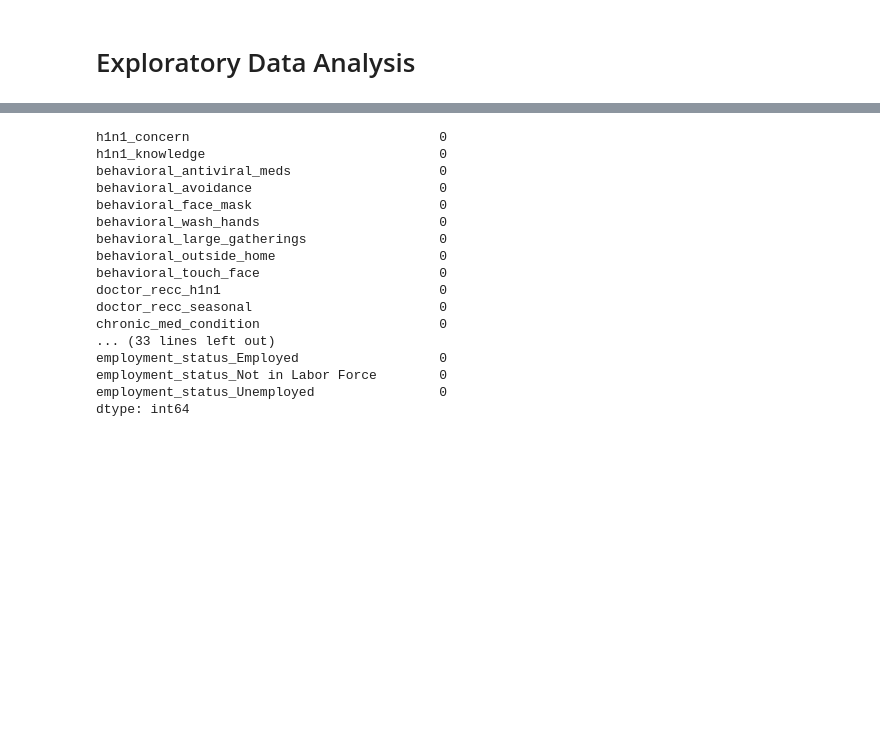
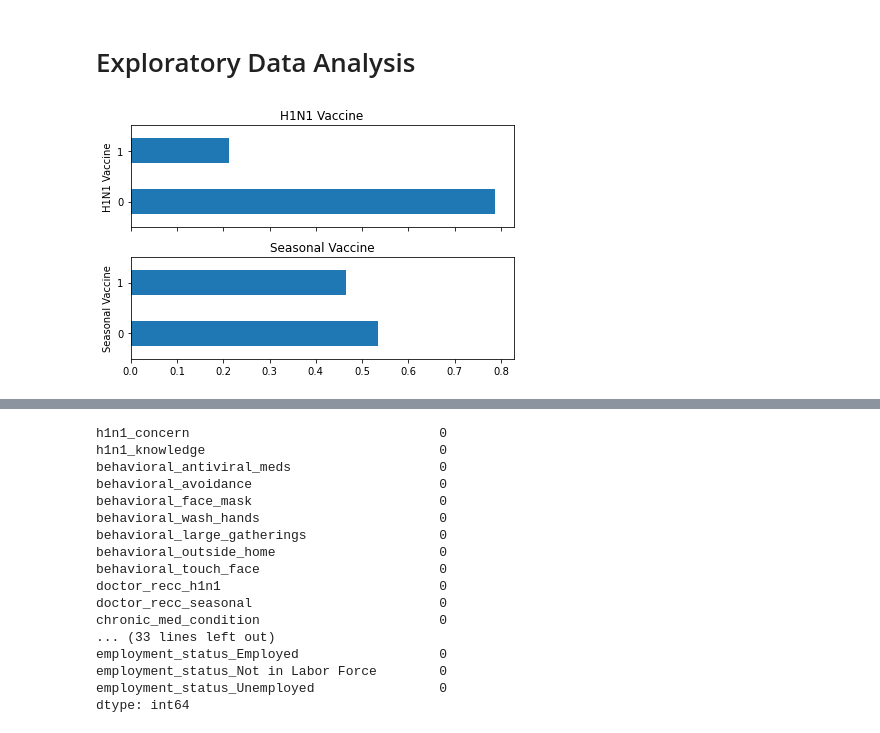
Before and after one commit to lpb3393/predict-flu-vaccine, a Jupyter notebook: predict-flu-vaccines.ipynb, the cells around one changed output, grey strips where cells are left out. Drawn from its saved outputs; the diff is of its cells as text; code cells hidden in the pictures; blank space fills up the shorter version.

```diff
--- a/predict-flu-vaccines.ipynb
+++ b/predict-flu-vaccines.ipynb
@@ -184,6 +191,30 @@ df.head()
 5 rows × 31 columns
 # %% [markdown]
 # Exploratory Data Analysis
+# %%
+# I wanted to see the proportions of people getting the vaccines versus not getting the vaccines
+
+fig, ax = plt.subplots(2, 1, sharex=True)
+
+labels_bar = labels.shape[0]
+
+(labels['h1n1_vaccine']
+    .value_counts()
+    .div(labels_bar)
+    .plot.barh(title="H1N1 Vaccine", ax=ax[0])
+)
+ax[0].set_ylabel("H1N1 Vaccine")
+
+(labels['seasonal_vaccine']
+    .value_counts()
+    .div(labels_bar)
+    .plot.barh(title="Seasonal Vaccine", ax=ax[1])
+)
+ax[1].set_ylabel("Seasonal Vaccine")
+
+fig.tight_layout()
+# %% [output]
+[figure, added]
 # %%
 #Creating integer dummy variables for the string categorical
 #values so that the data can be included in the model with the other fields
```
Also changed, not shown: parts of 37 cells of this notebook.
